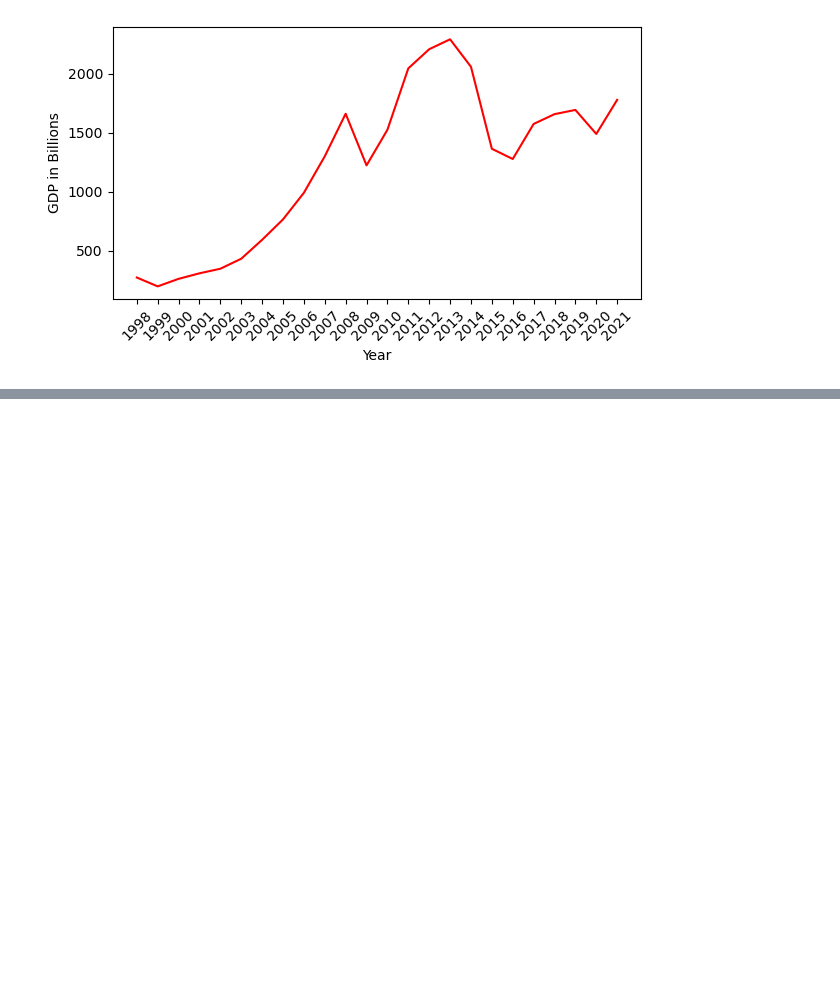
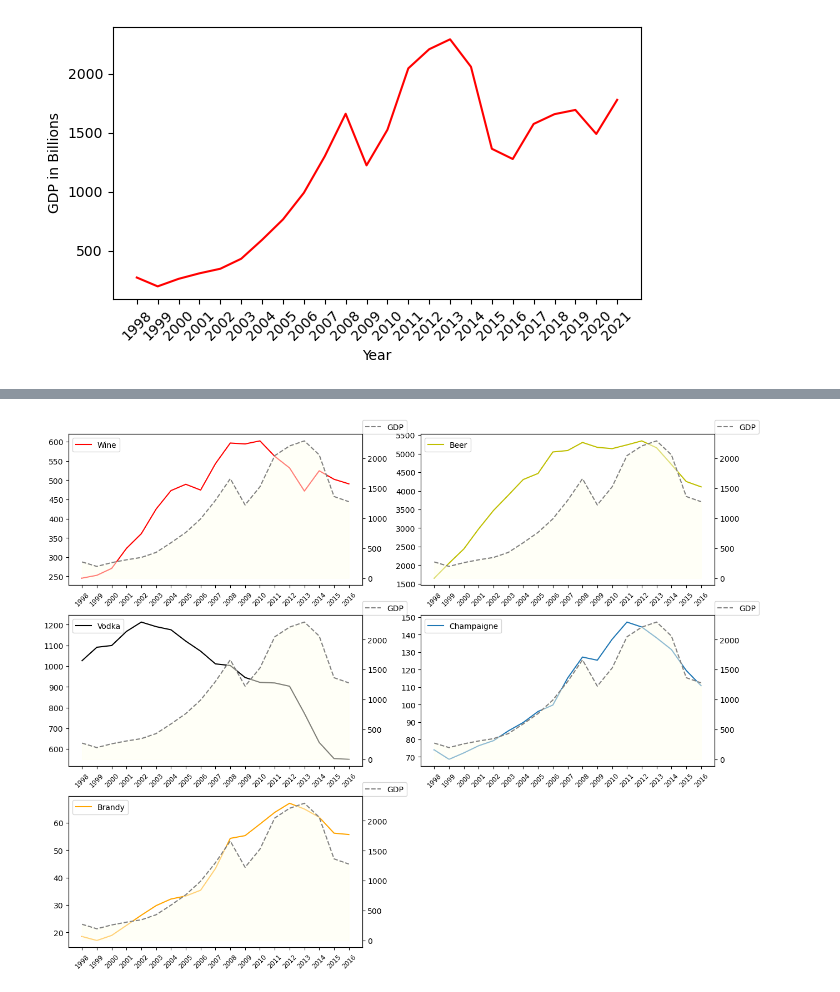
Before and after one commit to BlakeG2424/project-gt-1, a Jupyter notebook: mp_pour.ipynb, the cells around one changed output, grey strips where cells are left out. Saved outputs shown, nothing was run; the diff lists cells and outputs as text; code cells hidden in the pictures; blank space fills up the shorter version.

```diff
--- a/mp_pour.ipynb
+++ b/mp_pour.ipynb
@@ -191,0 +169,89 @@ Text(0, 0.5, 'Brandy')
+# %%
+# How does Russia's alcohol consumption type change with economic/unemployment conditions
+# Plotting alcohol by year
+
+year_group=clean_alc.groupby(clean_alc["year"]).sum()
+gdp_clean_df=gdp_df[gdp_df["Date"].astype(int)<=2016]
+
+x_axis=list(map(str,year_group.index))
+
+fig = plt.figure()
+fig = plt.figure(figsize=(15, 12))
+
+ax1 = fig.add_subplot(3, 2, 1)
+ax2 = fig.add_subplot(3, 2, 2)
+ax3 = fig.add_subplot(3, 2, 3)
+ax4 = fig.add_subplot(3, 2, 4)
+ax5 = fig.add_subplot(3, 2, 5)
+ax1.plot(x_axis, year_group['wine'], 'r',label="Wine") #row 0, col 0
+ax1.set_xticklabels(x_axis, rotation=45, fontsize='small')
+ax1.legend(loc="upper left") #or upper right
+ax1 = ax1.twinx()
+ax1.plot(x_axis, gdp_clean_df['GDP (in billions)'], 'gray', linestyle='--',label="GDP")
+ax1.fill_between(x_axis[0:], gdp_clean_df['GDP (in billions)'][0:], alpha=0.5, color='ivory')
+ax1.legend(loc=(1.0, 1.0))
+ax2.plot(x_axis, year_group['beer'],'y',label="Beer")
+ax2.set_xticklabels(x_axis, rotation=45, fontsize='small')
+ax2.legend(loc="upper left")
+ax2 = ax2.twinx()
+ax2.plot(x_axis, gdp_clean_df['GDP (in billions)'], 'gray', linestyle='--',label="GDP")
+ax2.fill_between(x_axis[0:], gdp_clean_df['GDP (in billions)'][0:], alpha=0.5, color='ivory')
+ax2.legend(loc=(1.0, 1.0))
+ax3.plot(x_axis, year_group['vodka'],'black',label="Vodka")
+ax3.set_xticklabels(x_axis, rotation=45, fontsize='small')
+ax3.legend(loc="upper left")
+ax3 = ax3.twinx()
+ax3.plot(x_axis, gdp_clean_df['GDP (in billions)'], 'gray', linestyle='--',label="GDP")
+ax3.fill_between(x_axis[0:], gdp_clean_df['GDP (in billions)'][0:], alpha=0.5, color='ivory')
+ax3.legend(loc=(1.0, 1.0))
+ax4.plot(x_axis, year_group['champagne'],label="Champaigne")
+ax4.set_xticklabels(x_axis, rotation=45, fontsize='small')
+ax4.legend(loc="upper left")
+ax4 = ax4.twinx()
+ax4.plot(x_axis, gdp_clean_df['GDP (in billions)'], 'gray', linestyle='--',label="GDP")
+ax4.fill_between(x_axis[0:], gdp_clean_df['GDP (in billions)'][0:], alpha=0.5, color='ivory')
+ax4.legend(loc=(1.0, 1.0))
+ax5.plot(x_axis, year_group['brandy'],'orange',label="Brandy")
+ax5.set_xticklabels(x_axis, rotation=45, fontsize='small')
+ax5.legend(loc="upper left")
+ax5 = ax5.twinx()
+ax5.plot(x_axis, gdp_clean_df['GDP (in billions)'], 'gray', linestyle='--',label="GDP")
+ax5.fill_between(x_axis[0:], gdp_clean_df['GDP (in billions)'][0:], alpha=0.5, color='ivory')
+ax5.legend(loc=(1.0, 1.0))
+
+plt.show();
+
+
+
+
+
+fig = plt.figure()
+fig = plt.figure(figsize=(15, 12))
+
+ax1 = fig.add_subplot(3, 2, 1)
+ax2 = fig.add_subplot(3, 2, 2)
+ax3 = fig.add_subplot(3, 2, 3)
+ax4 = fig.add_subplot(3, 2, 4)
+ax5 = fig.add_subplot(3, 2, 5)
+ax1.plot(x_axis, year_group['wine'], 'r') #row 0, col 0 )
+ax2.plot(x_axis, year_group['beer'],'y')
+
+ax3.plot(x_axis, year_group['vodka'],'black')
+ax4.plot(x_axis, year_group['champagne'])
+ax5.plot(x_axis, year_group['brandy'],'orange')
+ax1.set_xticklabels(x_axis, rotation=45, fontsize='small')
+ax2.set_xticklabels(x_axis, rotation=45, fontsize='small')
+ax3.set_xticklabels(x_axis, rotation=45, fontsize='small')
+ax4.set_xticklabels(x_axis, rotation=45, fontsize='small')
+ax5.set_xticklabels(x_axis, rotation=45, fontsize='small')
+ax1.set_ylabel('Wine')
+ax2.set_ylabel('Beer')
+ax3.set_ylabel('Vodka')
+ax4.set_ylabel('Champagne')
+ax5.set_ylabel('Brandy')
+ax1.set_ylabel('Wine')
+ax2.set_ylabel('Beer')
+ax3.set_ylabel('Vodka')
+ax4.set_ylabel('Champagne')
+ax5.set_ylabel('Brandy')
+# %% [output]
@@ -191,0 +259 @@ Text(0, 0.5, 'Brandy')
+[figure, added]
```
Also changed, not shown: parts of 14 cells of this notebook, 2 other files.
